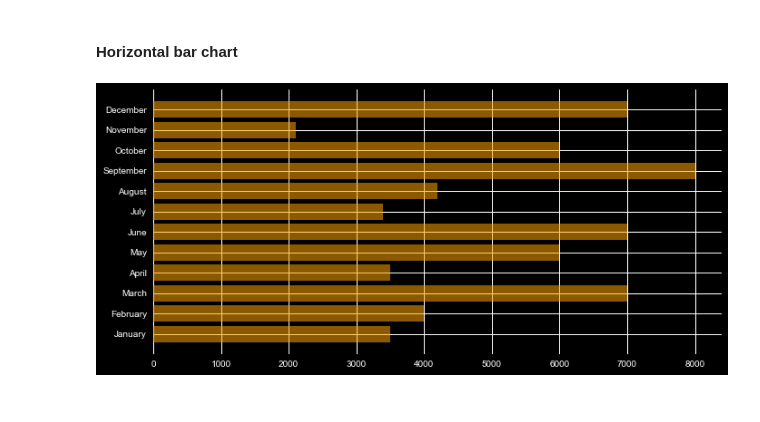
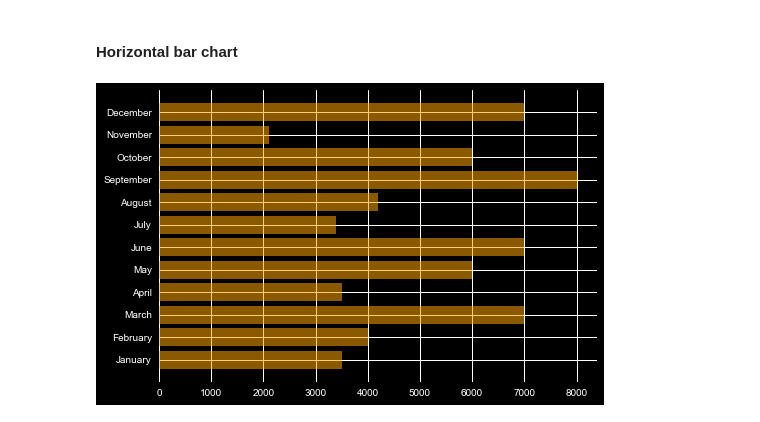
Before and after one commit to luckyp71/python_numpy_matplotlib, a Jupyter notebook: python_numpy_matplotlib.ipynb, the cells around one changed output. Drawn from its saved outputs; the diff is of its cells as text; code cells hidden in the pictures.

```diff
--- a/python_numpy_matplotlib.ipynb
+++ b/python_numpy_matplotlib.ipynb
@@ -192,7 +196,7 @@ with plt.style.context('dark_background'):
 #### Horizontal bar chart
 # %%
 with plt.style.context('dark_background'):
-    plt.figure(figsize=(10,5))
+    plt.figure(figsize=(7,5))
     plt.barh(months, sales, color='orange', alpha=0.55)
 # %% [output]
-[figure, old version]
+[figure, new version]
```
Also changed, not shown: parts of 3 cells of this notebook.
